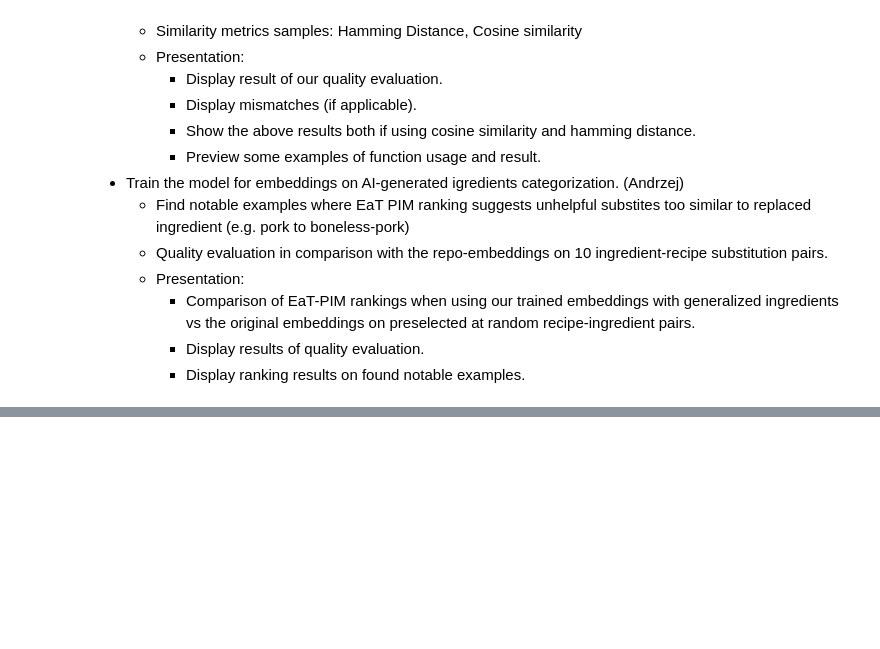
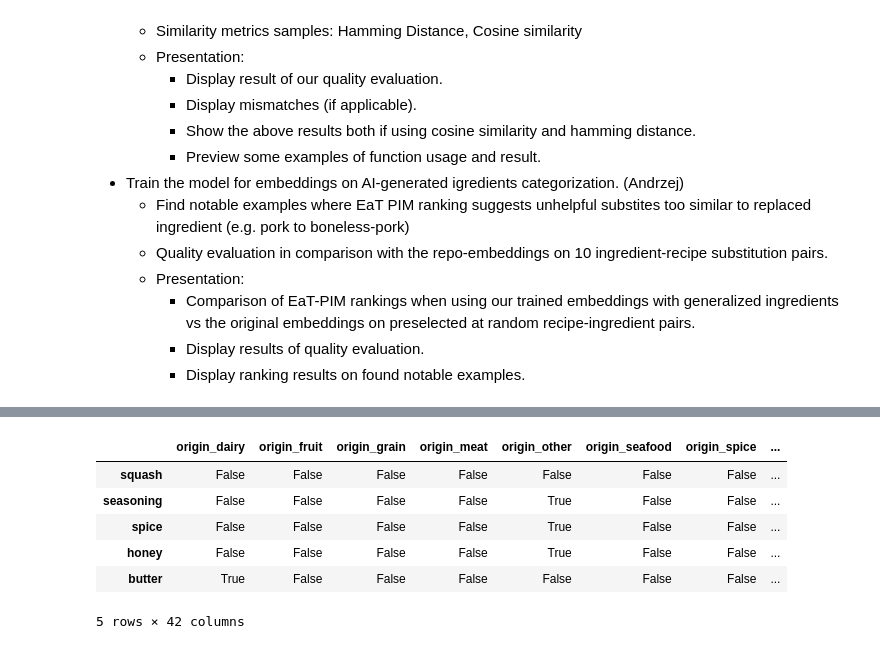
Before and after one commit to Tremirre/EaT-PIM-Revised, a Jupyter notebook: report.ipynb, the cells around one changed output, grey strips where cells are left out. Drawn from its saved outputs; the diff is of its cells as text; code cells hidden in the pictures; blank space fills up the shorter version.

Commit message:
add metadata ingredient similarity

```diff
--- a/report.ipynb
+++ b/report.ipynb
@@ -1026,0 +1031,12 @@ kg_calculator.calculate_individual_ingredient_similarity(
+# %%
+characterized_ingriedients_onehot_df = pd.get_dummies(characterized_ingredients_df)
+
+characterized_ingriedients_onehot_df.head()
+# %% [output]
+|  | origin_dairy | origin_fruit | origin_grain | origin_meat | origin_other | origin_seafood | origin_spice | ... |
+| squash | False | False | False | False | False | False | False | ... |
+| seasoning | False | False | False | False | True | False | False | ... |
+| spice | False | False | False | False | True | False | False | ... |
+| honey | False | False | False | False | True | False | False | ... |
+| butter | True | False | False | False | False | False | False | ... |
+5 rows × 42 columns
```
Also changed, not shown: parts of 20 cells of this notebook.
